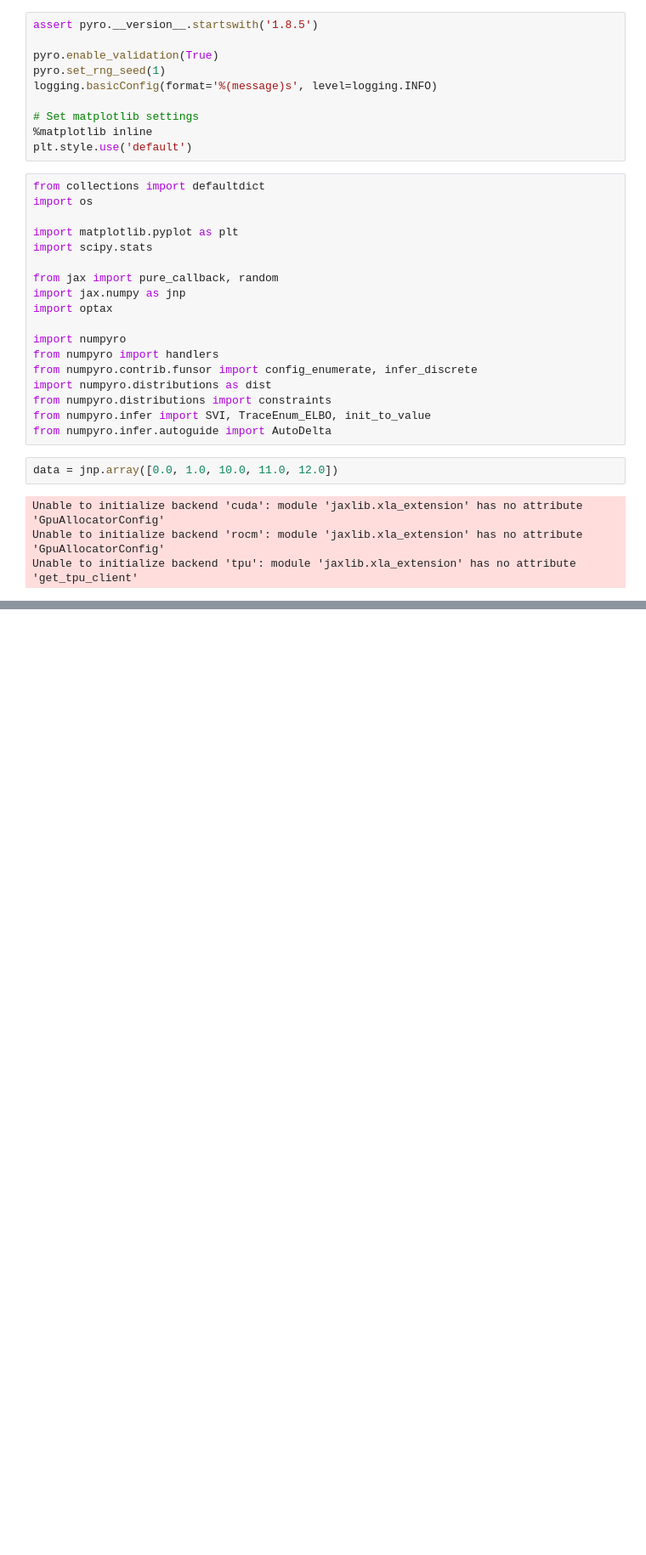
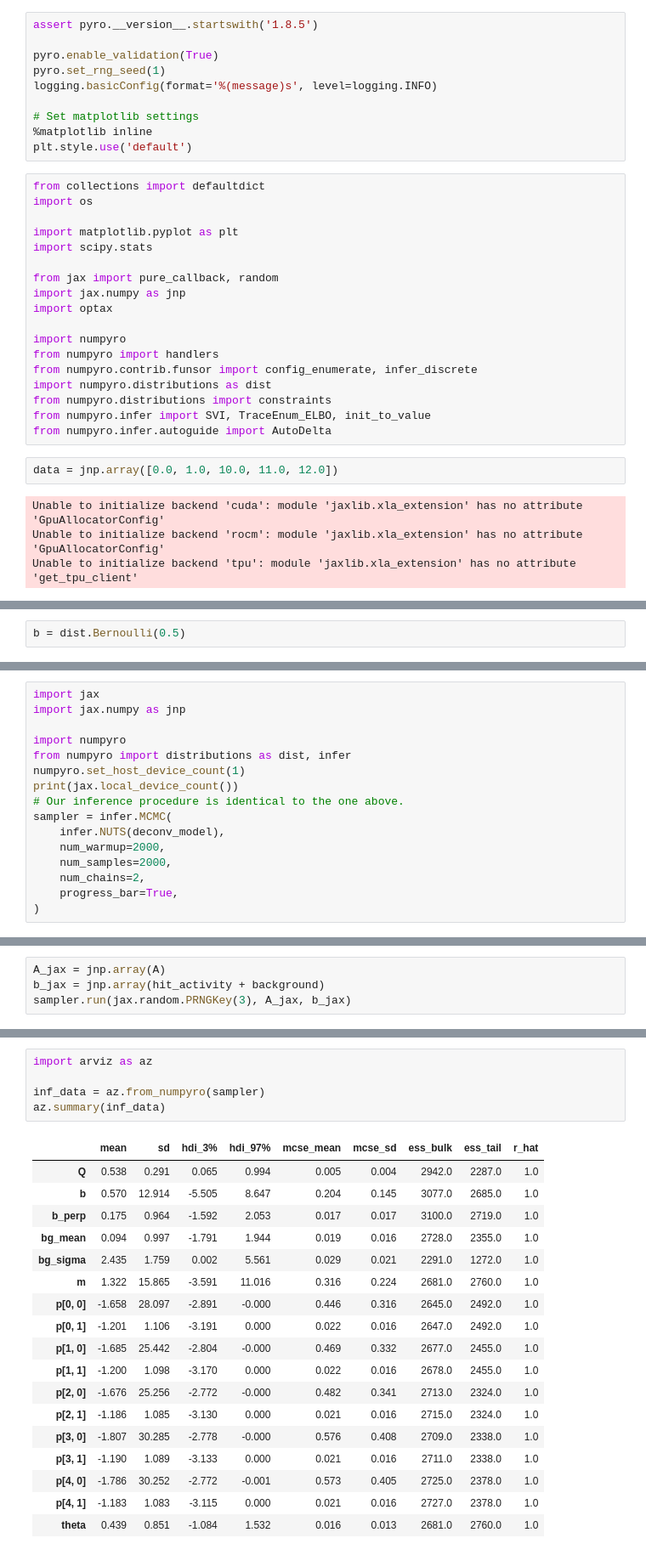
Before and after one commit to pirl-unc/golfy, a Jupyter notebook: notebooks/Deconvolution.ipynb, the cells around one changed output, grey strips where cells are left out. Shown at 85% size. Saved outputs shown, nothing was run; the diff lists cells and outputs as text; blank space fills up the shorter version.

```diff
--- a/notebooks/Deconvolution.ipynb
+++ b/notebooks/Deconvolution.ipynb
@@ -1072,0 +1125,2 @@ seaborn.scatterplot(
+# %%
+b = dist.Bernoulli(0.5)
@@ -1072,0 +1166,16 @@ seaborn.scatterplot(
+# %%
+import jax
+import jax.numpy as jnp
+
+import numpyro
+from numpyro import distributions as dist, infer
+numpyro.set_host_device_count(1)
+print(jax.local_device_count())
+# Our inference procedure is identical to the one above.
+sampler = infer.MCMC(
+    infer.NUTS(deconv_model),
+    num_warmup=2000,
+    num_samples=2000,
+    num_chains=2,
+    progress_bar=True,
+)
@@ -1072,0 +1184,4 @@ seaborn.scatterplot(
+# %%
+A_jax = jnp.array(A)
+b_jax = jnp.array(hit_activity + background)
+sampler.run(jax.random.PRNGKey(3), A_jax, b_jax)
@@ -1072,0 +1249,24 @@ seaborn.scatterplot(
+# %%
+import arviz as az
+
+inf_data = az.from_numpyro(sampler)
+az.summary(inf_data)
+# %% [output]
+|  | mean | sd | hdi_3% | hdi_97% | mcse_mean | mcse_sd | ess_bulk | ess_tail | r_hat |
+| Q | 0.538 | 0.291 | 0.065 | 0.994 | 0.005 | 0.004 | 2942.0 | 2287.0 | 1.0 |
+| b | 0.570 | 12.914 | -5.505 | 8.647 | 0.204 | 0.145 | 3077.0 | 2685.0 | 1.0 |
+| b_perp | 0.175 | 0.964 | -1.592 | 2.053 | 0.017 | 0.017 | 3100.0 | 2719.0 | 1.0 |
+| bg_mean | 0.094 | 0.997 | -1.791 | 1.944 | 0.019 | 0.016 | 2728.0 | 2355.0 | 1.0 |
+| bg_sigma | 2.435 | 1.759 | 0.002 | 5.561 | 0.029 | 0.021 | 2291.0 | 1272.0 | 1.0 |
+| m | 1.322 | 15.865 | -3.591 | 11.016 | 0.316 | 0.224 | 2681.0 | 2760.0 | 1.0 |
+| p[0, 0] | -1.658 | 28.097 | -2.891 | -0.000 | 0.446 | 0.316 | 2645.0 | 2492.0 | 1.0 |
+| p[0, 1] | -1.201 | 1.106 | -3.191 | 0.000 | 0.022 | 0.016 | 2647.0 | 2492.0 | 1.0 |
+| p[1, 0] | -1.685 | 25.442 | -2.804 | -0.000 | 0.469 | 0.332 | 2677.0 | 2455.0 | 1.0 |
+| p[1, 1] | -1.200 | 1.098 | -3.170 | 0.000 | 0.022 | 0.016 | 2678.0 | 2455.0 | 1.0 |
+| p[2, 0] | -1.676 | 25.256 | -2.772 | -0.000 | 0.482 | 0.341 | 2713.0 | 2324.0 | 1.0 |
+| p[2, 1] | -1.186 | 1.085 | -3.130 | 0.000 | 0.021 | 0.016 | 2715.0 | 2324.0 | 1.0 |
+| p[3, 0] | -1.807 | 30.285 | -2.778 | -0.000 | 0.576 | 0.408 | 2709.0 | 2338.0 | 1.0 |
+| p[3, 1] | -1.190 | 1.089 | -3.133 | 0.000 | 0.021 | 0.016 | 2711.0 | 2338.0 | 1.0 |
+| p[4, 0] | -1.786 | 30.252 | -2.772 | -0.001 | 0.573 | 0.405 | 2725.0 | 2378.0 | 1.0 |
+| p[4, 1] | -1.183 | 1.083 | -3.115 | 0.000 | 0.021 | 0.016 | 2727.0 | 2378.0 | 1.0 |
+| theta | 0.439 | 0.851 | -1.084 | 1.532 | 0.016 | 0.013 | 2681.0 | 2760.0 | 1.0 |
```
Also changed, not shown: parts of 52 cells of this notebook, 4 other files.
